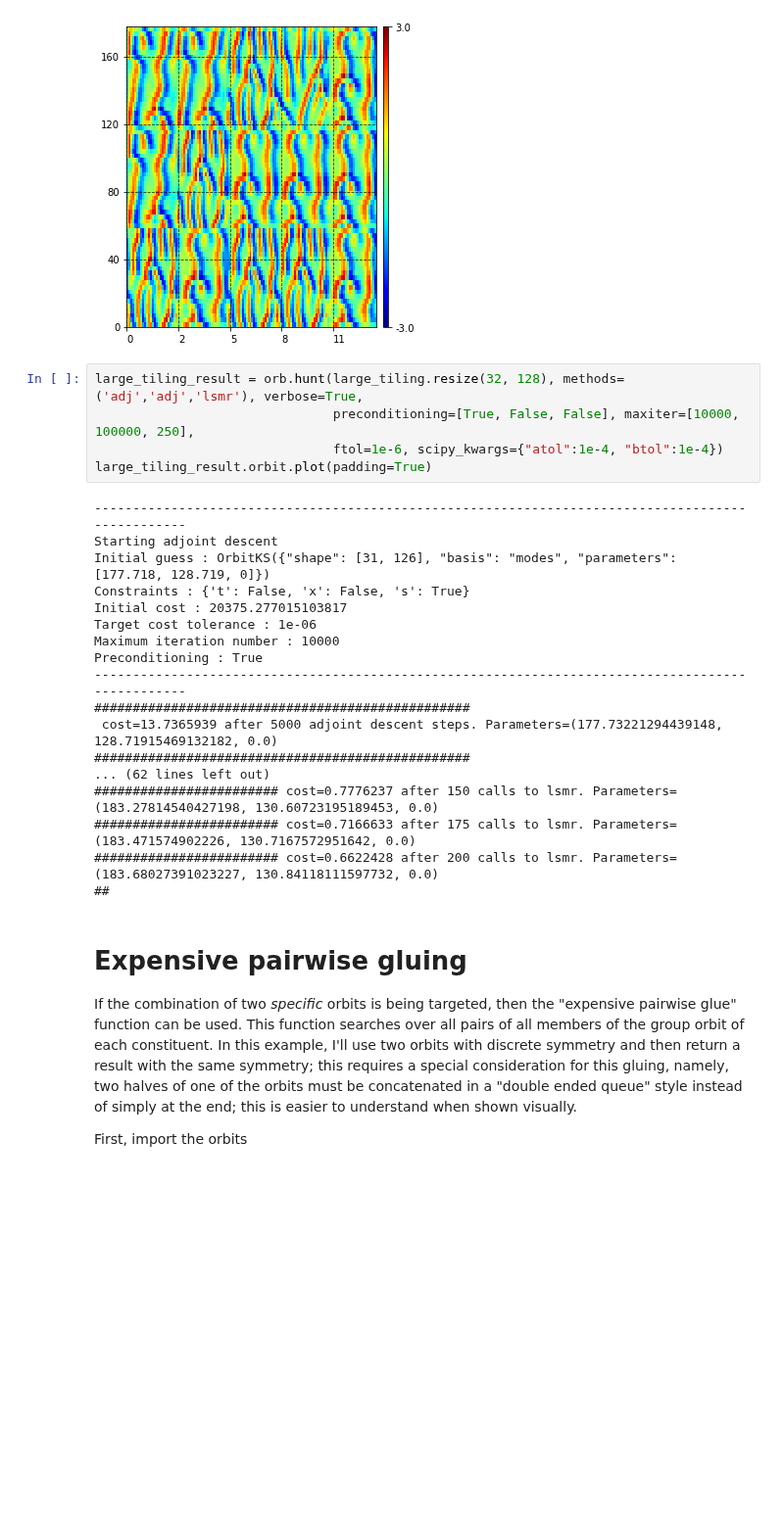
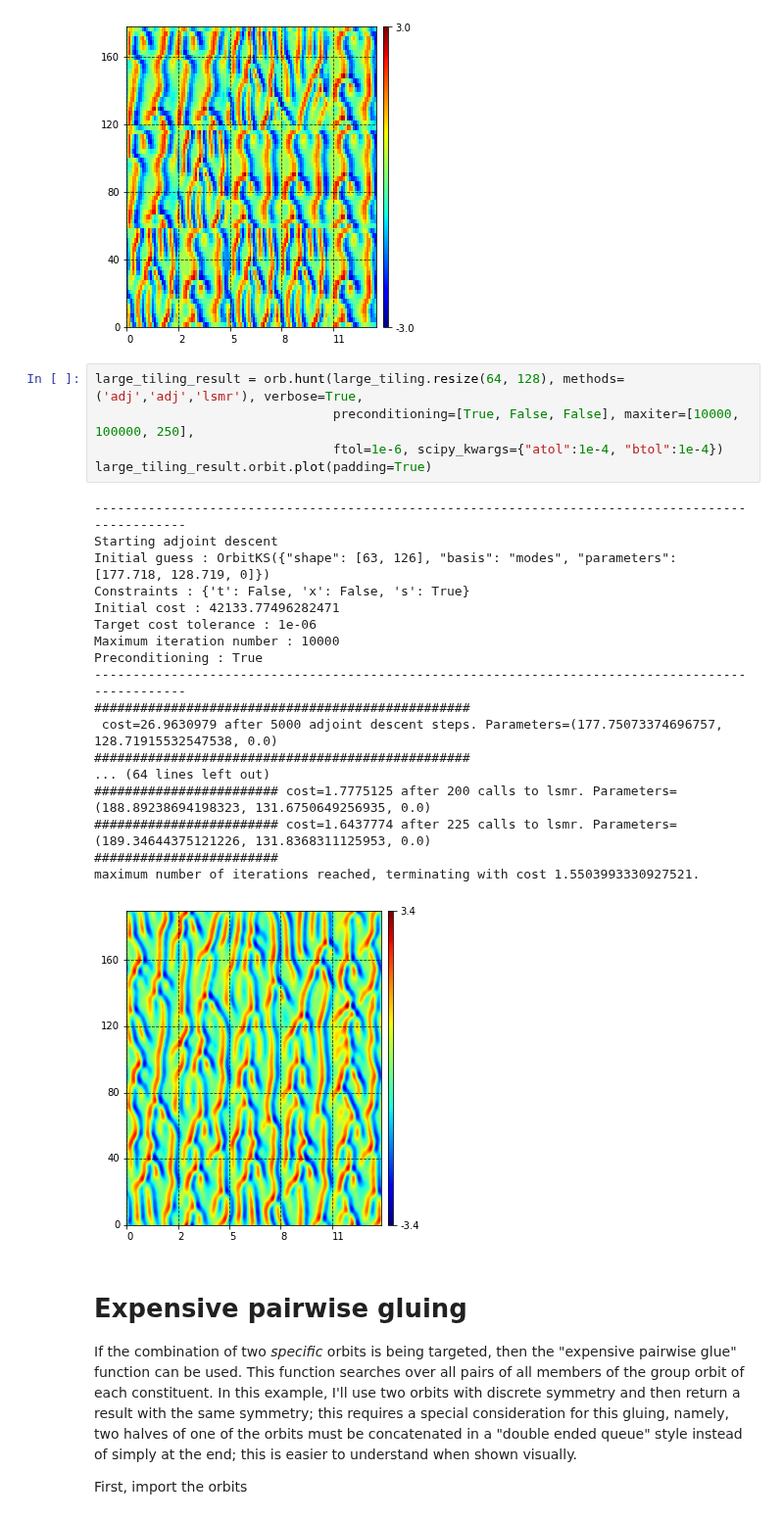
Before and after one commit to chaotic-systems/orbithunter, a Jupyter notebook: notebooks/gluing.ipynb, the cells around one changed output. Shown at 98% size. Drawn from its saved outputs; the diff is of its cells as text; blank space fills up the shorter version.

```diff
--- a/notebooks/gluing.ipynb
+++ b/notebooks/gluing.ipynb
@@ -151,28 +169,29 @@ large_tiling.plot()
 # %% [output]
 [figure]
 # %%
-large_tiling_result = orb.hunt(large_tiling.resize(32, 128), methods=('adj','adj','lsmr'), verbose=True,
+large_tiling_result = orb.hunt(large_tiling.resize(64, 128), methods=('adj','adj','lsmr'), verbose=True,
                                preconditioning=[True, False, False], maxiter=[10000, 100000, 250],
                                ftol=1e-6, scipy_kwargs={"atol":1e-4, "btol":1e-4})
 large_tiling_result.orbit.plot(padding=True)
 # %% [output]
 -------------------------------------------------------------------------------------------------
 Starting adjoint descent
-Initial guess : OrbitKS({"shape": [31, 126], "basis": "modes", "parameters": [177.718, 128.719, 0]})
+Initial guess : OrbitKS({"shape": [63, 126], "basis": "modes", "parameters": [177.718, 128.719, 0]})
 Constraints : {'t': False, 'x': False, 's': True}
-Initial cost : 20375.277015103817
+Initial cost : 42133.77496282471
 Target cost tolerance : 1e-06
 Maximum iteration number : 10000
 Preconditioning : True
 -------------------------------------------------------------------------------------------------
 #################################################
- cost=13.7365939 after 5000 adjoint descent steps. Parameters=(177.73221294439148, 128.71915469132182, 0.0)
+ cost=26.9630979 after 5000 adjoint descent steps. Parameters=(177.75073374696757, 128.71915532547538, 0.0)
 #################################################
-... (62 lines left out)
-######################## cost=0.7776237 after 150 calls to lsmr. Parameters=(183.27814540427198, 130.60723195189453, 0.0)
-######################## cost=0.7166633 after 175 calls to lsmr. Parameters=(183.471574902226, 130.7167572951642, 0.0)
-######################## cost=0.6622428 after 200 calls to lsmr. Parameters=(183.68027391023227, 130.84118111597732, 0.0)
-##
+... (64 lines left out)
+######################## cost=1.7775125 after 200 calls to lsmr. Parameters=(188.89238694198323, 131.6750649256935, 0.0)
+######################## cost=1.6437774 after 225 calls to lsmr. Parameters=(189.34644375121226, 131.8368311125953, 0.0)
+########################
+maximum number of iterations reached, terminating with cost 1.5503993330927521.
+[figure, added]
 # %% [markdown]
 # Expensive pairwise gluing
 
```
Also changed, not shown: parts of 12 cells of this notebook, 8 other files.
